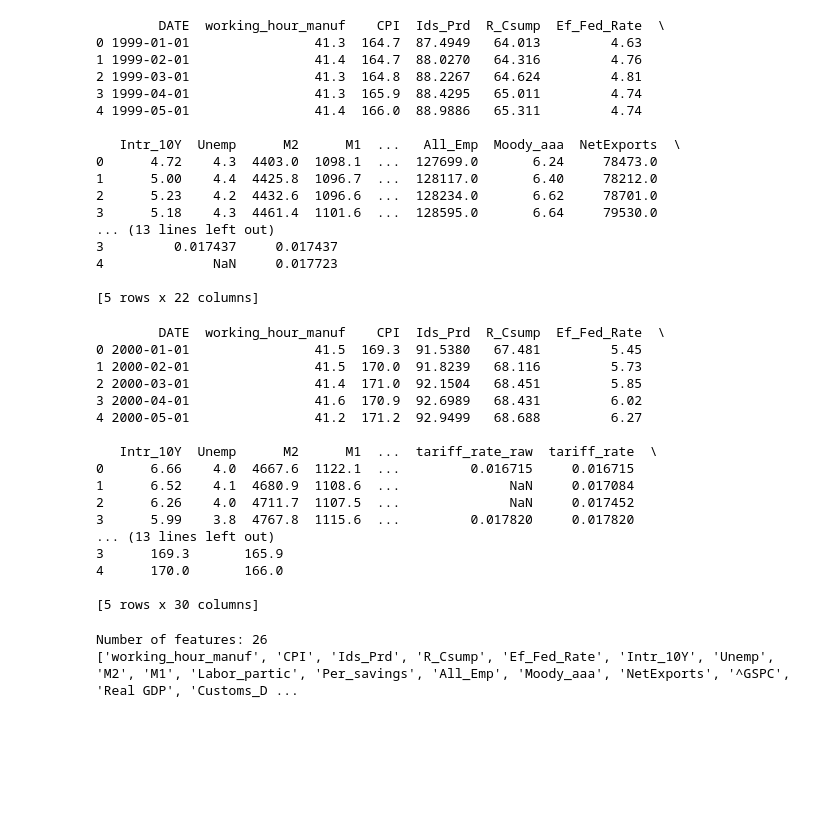
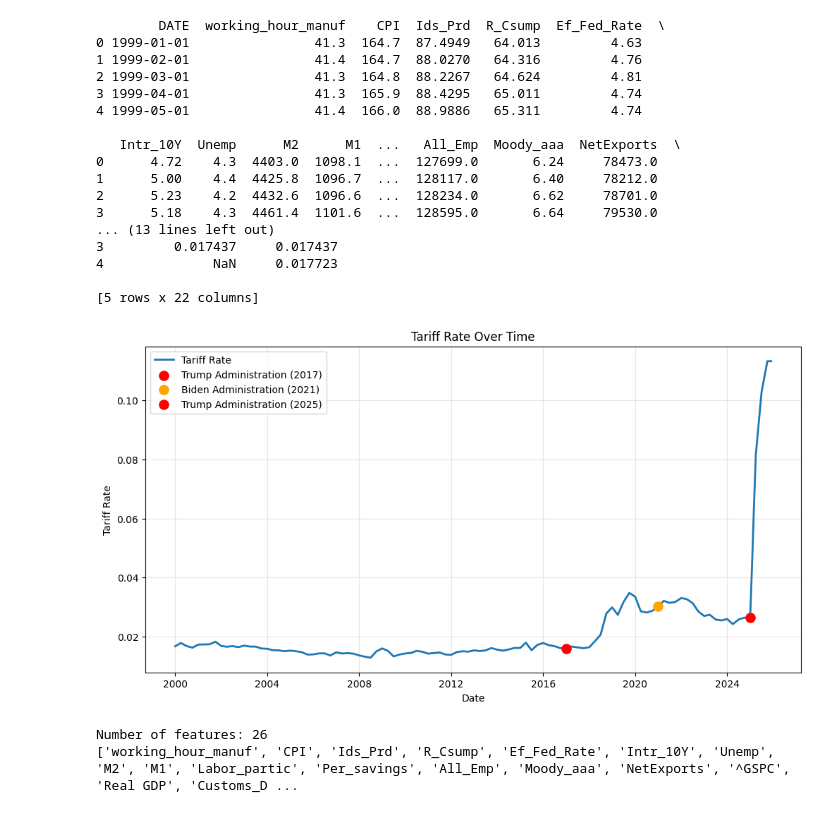
Before and after one commit to AndrewEross/GDP_inflation_prediction, a Jupyter notebook: inflation_model_backup.ipynb, the cells around one changed output. Cells and saved outputs as stored; diff of their text form; code cells hidden in the pictures; blank space fills up the shorter version.

```diff
--- a/inflation_model_backup.ipynb
+++ b/inflation_model_backup.ipynb
@@ -70,36 +74,63 @@ print(current_data.head())
 
 [5 rows x 22 columns]
 # %%
+# we want to predict CPI a year from now
+# uses forecast horizon to add the CPI 12 months (a year) AHEAD in time
+# if variables from 2020 predict CPI in 2021
 forecast_horizon = 12
 current_data["cpi_future"] = current_data["CPI"].shift(-forecast_horizon)
+#predict change - not just the value itself
 current_data["cpi_future_change"] = current_data["cpi_future"] - current_data["CPI"]
 
+# create shifts in tariff rates
+# tariff_rate is the rate at the current month
+# tau_lag_3 is the rate 3 months before that month, 6 is 6 months before that
+# if we predict the CPI in 2021, we use the tariff rate 12, 15, 18, and 24 months in advance
 current_data["tau_lag_3"]  = current_data["tariff_rate"].shift(3)
 current_data["tau_lag_6"]  = current_data["tariff_rate"].shift(6)
 current_data["tau_lag_12"] = current_data["tariff_rate"].shift(12)
 
+# same strategy as above, want to shft CPI as well to see if past CPIs are predictive of future CPI
 current_data["cpi_lag_3"]  = current_data["CPI"].shift(1)
 current_data["cpi_lag_6"]  = current_data["CPI"].shift(3)
 current_data["cpi_lag_12"] = current_data["CPI"].shift(12)
+
+# filter after 2000 now that year 2000 has past tariff rates and CPI
 century_data = current_data.where(current_data["DATE"] >= "2000-01-01")
+
+#reset index of data
 century_data = century_data.dropna(subset=["DATE"]).reset_index(drop=True)
-print(century_data.head())
-# %% [output]
-        DATE  working_hour_manuf    CPI  Ids_Prd  R_Csump  Ef_Fed_Rate  \
-0 2000-01-01                41.5  169.3  91.5380   67.481         5.45
-1 2000-02-01                41.5  170.0  91.8239   68.116         5.73
-2 2000-03-01                41.4  171.0  92.1504   68.451         5.85
-3 2000-04-01                41.6  170.9  92.6989   68.431         6.02
-4 2000-05-01                41.2  171.2  92.9499   68.688         6.27
-
-   Intr_10Y  Unemp      M2      M1  ...  tariff_rate_raw  tariff_rate  \
-0      6.66    4.0  4667.6  1122.1  ...         0.016715     0.016715
-1      6.52    4.1  4680.9  1108.6  ...              NaN     0.017084
-2      6.26    4.0  4711.7  1107.5  ...              NaN     0.017452
-3      5.99    3.8  4767.8  1115.6  ...         0.017820     0.017820
-... (13 lines left out)
-3      169.3       165.9
-4      170.0       166.0
-
-[5 rows x 30 columns]
+# %%
+import matplotlib.pyplot as plt
+import pandas as pd
+
+#plot tariff rate over time
+plot_data = century_data.sort_values("DATE").copy()
+
+plt.figure(figsize=(12, 6))
+plt.plot(plot_data["DATE"], plot_data["tariff_rate"], linewidth=2, label="Tariff Rate")
+
+#highlight when Trump, Biden, and Trump again took office
+#note how they rise when trump first takes office, stay high with biden, then skyrocket with trump back in office
+highlight_dates = {
+    "Trump Administration (2017)": ("2017-01-01", "red"),
+    "Biden Administration (2021)": ("2021-01-01", "orange"),
+    "Trump Administration (2025)": ("2025-01-01", "red"),
+}
+
+for label, (date_str, color) in highlight_dates.items():
+    date = pd.to_datetime(date_str)
+    row = plot_data.loc[plot_data["DATE"] == date]
+    if not row.empty:
+        y_value = row["tariff_rate"].iloc[0]
+        plt.scatter(date, y_value, color=color, s=90, zorder=5, label=label)
+
+plt.title("Tariff Rate Over Time")
+plt.xlabel("Date")
+plt.ylabel("Tariff Rate")
+plt.grid(True, alpha=0.3)
+plt.legend()
+plt.show()
+# %% [output]
+[figure, added]
 # %%
```
Also changed, not shown: parts of 15 cells of this notebook.
